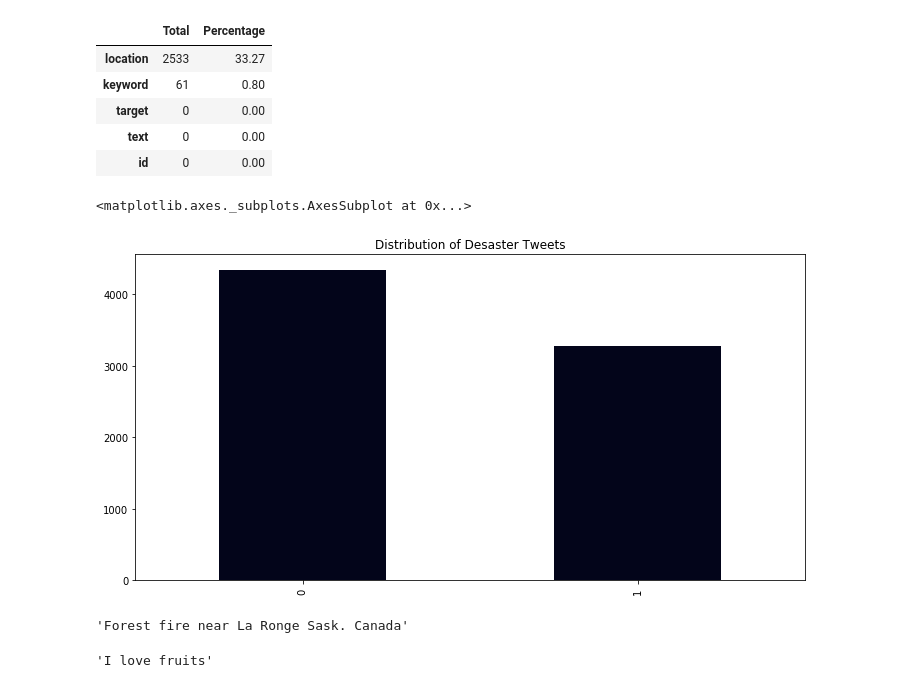
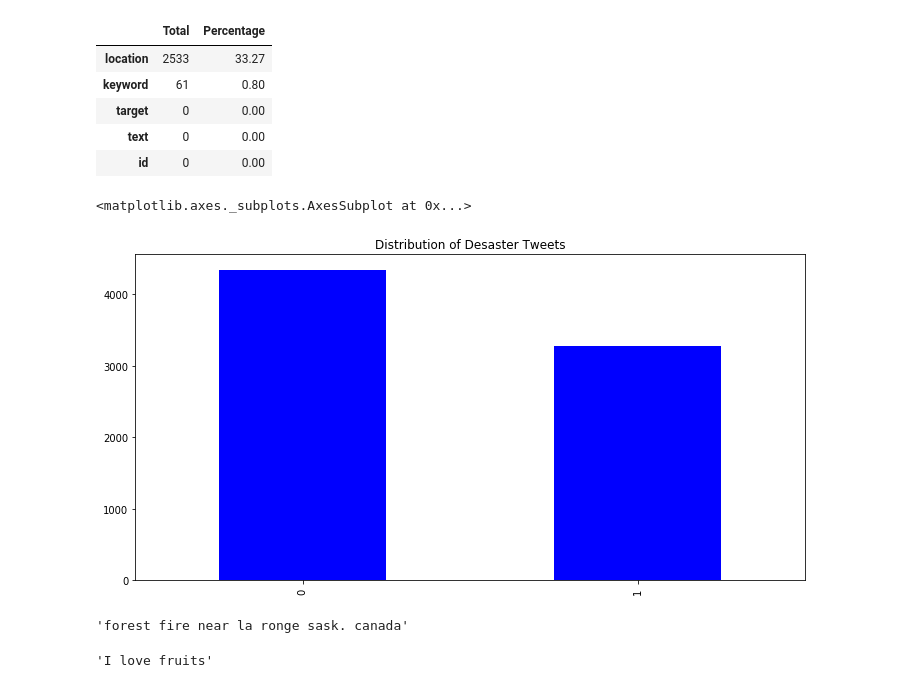
Before and after one commit to isaacduong/DataScience-TrueOrFalseTweets, a Jupyter notebook: NLP-TrueOrFalseTweets.ipynb, the cells around one changed output. Saved outputs shown, nothing was run; the diff lists cells and outputs as text; code cells hidden in the pictures.

```diff
--- a/NLP-TrueOrFalseTweets.ipynb
+++ b/NLP-TrueOrFalseTweets.ipynb
@@ -68,19 +68,19 @@ missing_value_of_data(data)
 | text | 0 | 0.00 |
 | id | 0 | 0.00 |
 # %%
-train['target'].value_counts().plot(kind='bar',
+data['target'].value_counts().plot(kind='bar',
                                     figsize = (12,6),
-                                    colormap='rocket',
+                                    colormap='winter',
                                     title='Distribution of Desaster Tweets')
 # %% [output]
 <matplotlib.axes._subplots.AxesSubplot at 0x...>
-[figure, old version]
+[figure, new version]
 # %%
 # Exploring the target column. Let's look at what the disaster and the non disaster tweets look like
 # A disaster tweet
-disaster_tweets = train[train['target']==1]['text']
+disaster_tweets = data[data['target']==1]['text']
 disaster_tweets.values[1]
 # %% [output]
-'Forest fire near La Ronge Sask. Canada'
+'forest fire near la ronge sask. canada'
 # %%
 #not a disaster tweet
```
Also changed, not shown: parts of 16 cells of this notebook.
